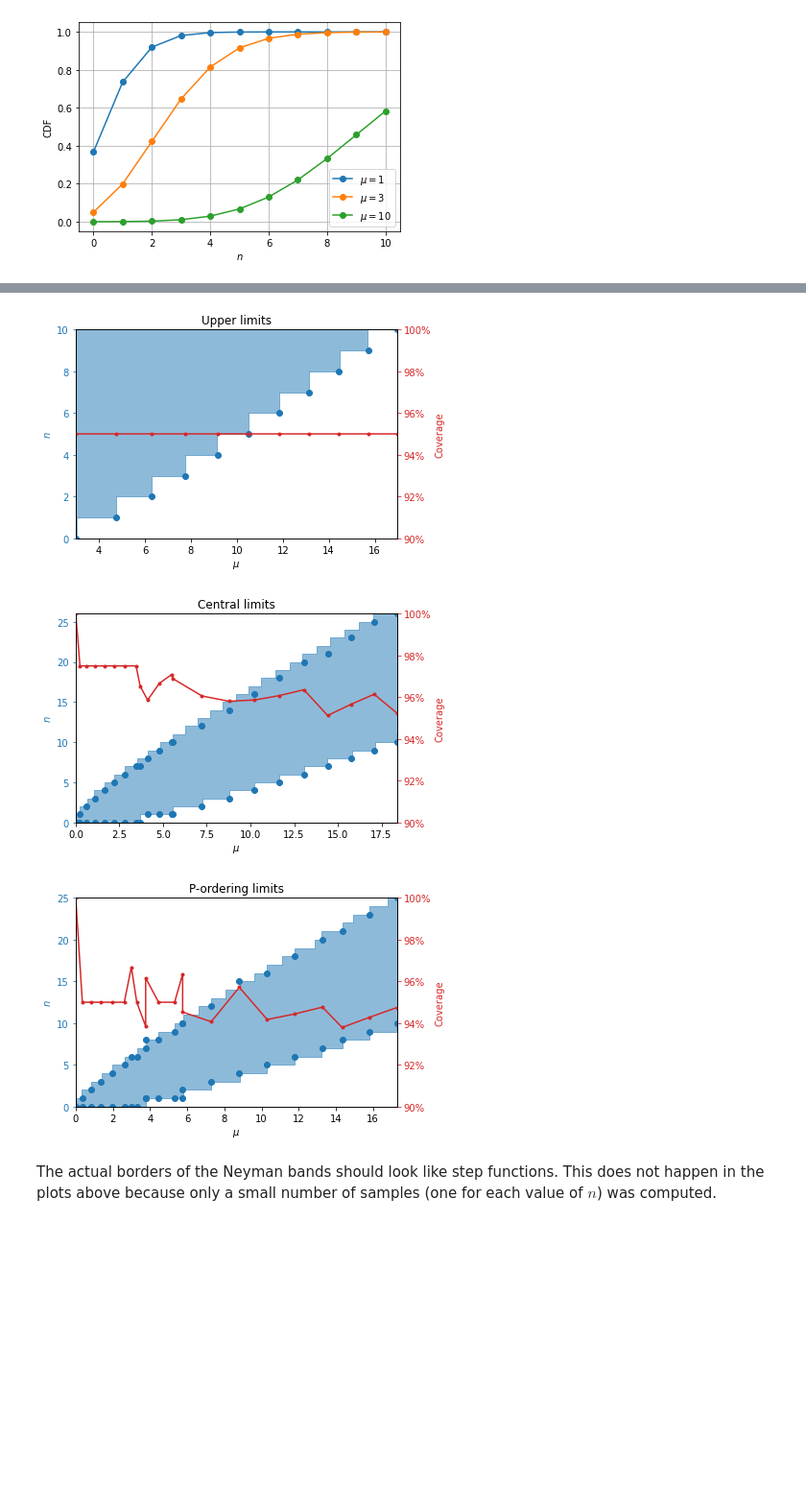
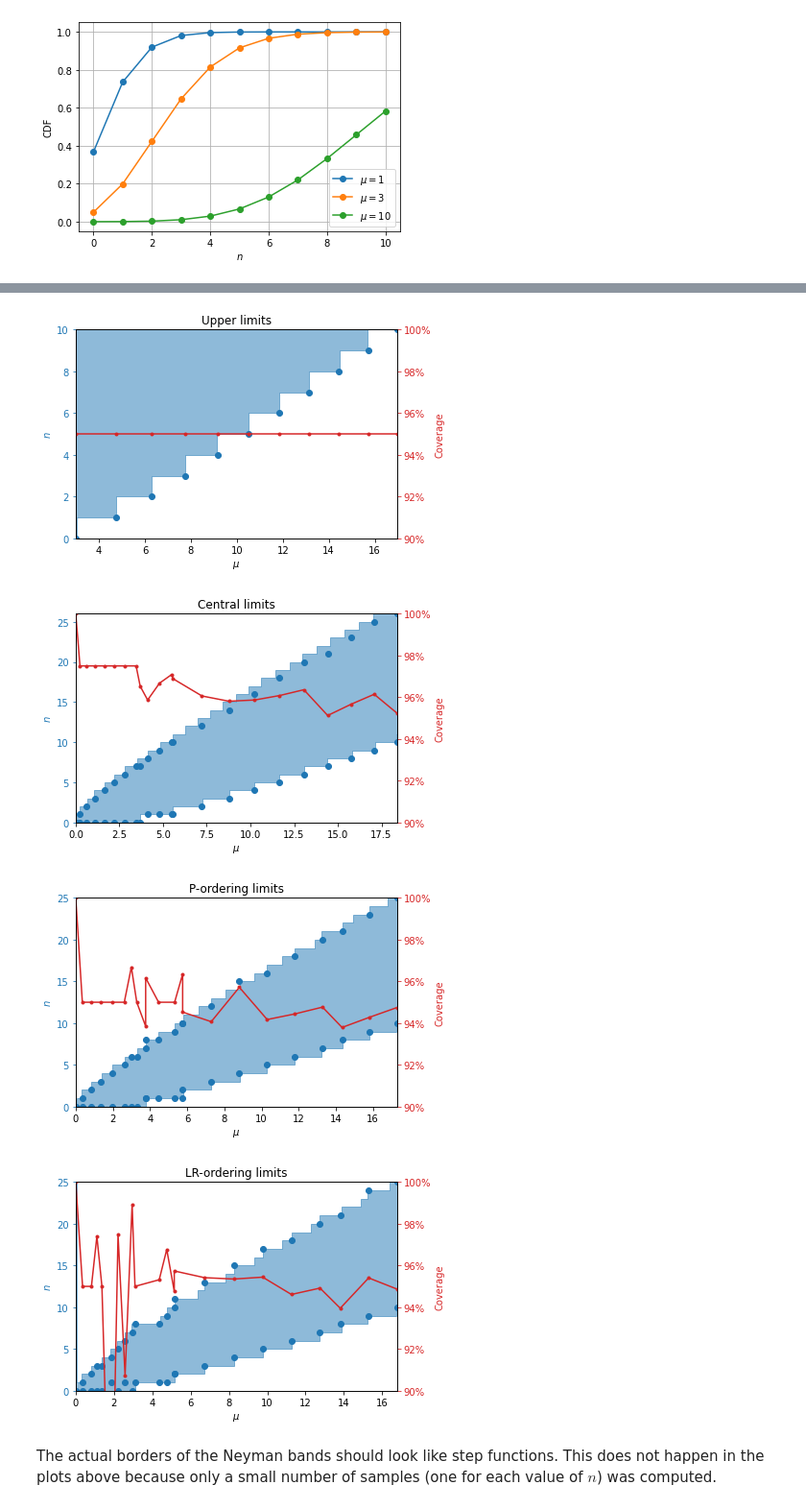
Before and after one commit to lmassach/statistical-analysis-lab, a Jupyter notebook: 05 Exercises Attempt 2.ipynb, the cells around one changed output, grey strips where cells are left out. Shown: that part at 96% size. Saved outputs shown, nothing was run; the diff lists cells and outputs as text; code cells hidden in the pictures; blank space fills up the shorter version.

Commit message:
LR-ordering interval estimates

```diff
--- a/05 Exercises Attempt 2.ipynb
+++ b/05 Exercises Attempt 2.ipynb
@@ -198,7 +256,7 @@ Wall time: 576 ms
 # %%
-print(" N     lower       upper           central               p-ordering     ")
-print("------------------------------------------------------------------------")
-for n, l, u, (c1, c2), (p1, p2) in zip(n_values, lower_limits, upper_limits,
-                                       central_limits, p_limits):
-    print(f"{n:2d}  {l:10.7f}  {u:10.7f}  {c1:10.7f} {c2:10.7f}  {p1:10.7f} {p2:10.7f}")
+print(" N     lower       upper           central               p-ordering            lr-ordering     ")
+print("-----------------------------------------------------------------------------------------------")
+for n, l, u, (c1, c2), (p1, p2), (lr1, lr2) in zip(
+    n_values, lower_limits, upper_limits, central_limits, p_limits, lr_limits):
+    print(f"{n:2d}  {l:10.7f}  {u:10.7f}  {c1:10.7f} {c2:10.7f}  {p1:10.7f} {p2:10.7f}  {lr1:10.7f} {lr2:10.7f}")
 # %% [output]
@@ -271,21 +329,25 @@ def my_plot(limits, coverages, title, fine_bands):
 # %%
 my_plot(lower_limits, lower_coverage, "Lower limits", lambda mu: (
     [0] * len(mu),
     [next(n for n in range(50) if cdf(0, n, m) >= cl) for m in mu]))
 my_plot(upper_limits, upper_coverage, "Upper limits", lambda mu: (
     [next(n for n in range(50) if cdf(0, n, m) >= 1-cl) for m in mu],
     [np.inf] * len(mu)))
 my_plot(central_limits, central_coverage, "Central limits", lambda mu: (
     [next(n for n in range(50) if cdf(0, n, m) >= (1-cl)/2) for m in mu],
     [next((n for n in range(50) if cdf(0, n, m) >= 1-(1-cl)/2), 0) for m in mu]))
 my_plot(p_limits, p_coverage, "P-ordering limits", lambda mu: (
     [next(n for n in range(50,-1,-1) if p_ordered_sum(m, n_min=n) >= cl) for m in mu],
     [next(n for n in range(50) if p_ordered_sum(m, n_max=n) >= cl) for m in mu]))
+my_plot(lr_limits, lr_coverage, "LR-ordering limits", lambda mu: (
+    [next(n for n in range(50,-1,-1) if lr_ordered_sum(m, n_min=n) >= cl) for m in mu],
+    [next(n for n in range(50) if lr_ordered_sum(m, n_max=n) >= cl) for m in mu]))
 # %% [output]
 [figure]
 [figure]
 [figure]
 [figure]
+[figure, added]
 # %% [markdown]
 The actual borders of the Neyman bands should look like step functions. This does not happen in the plots above because only a small number of samples (one for each value of $n$) was computed.
 # %% [markdown]
```
Also changed, not shown: parts of 15 cells of this notebook.
